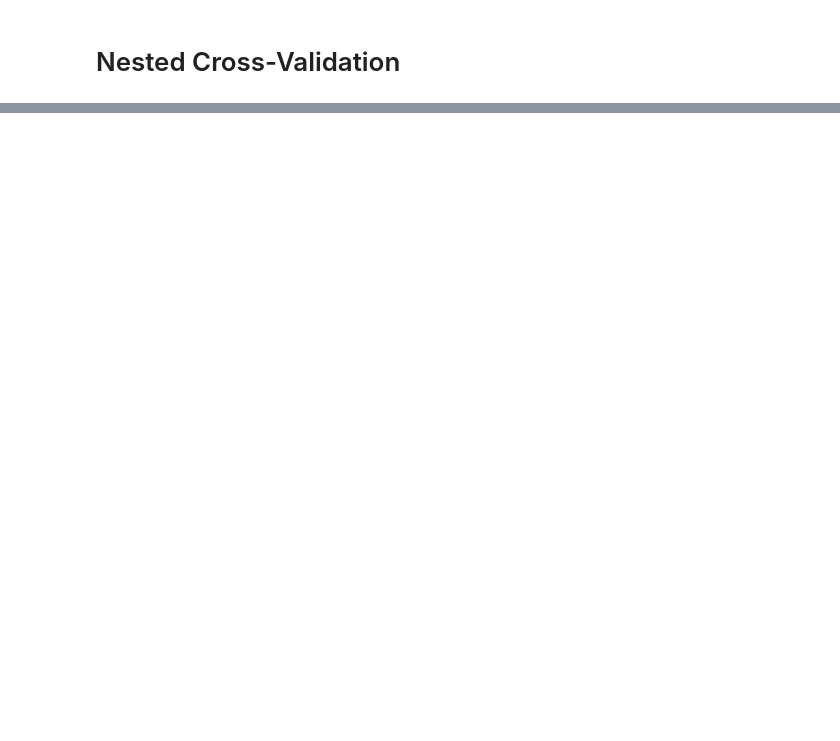
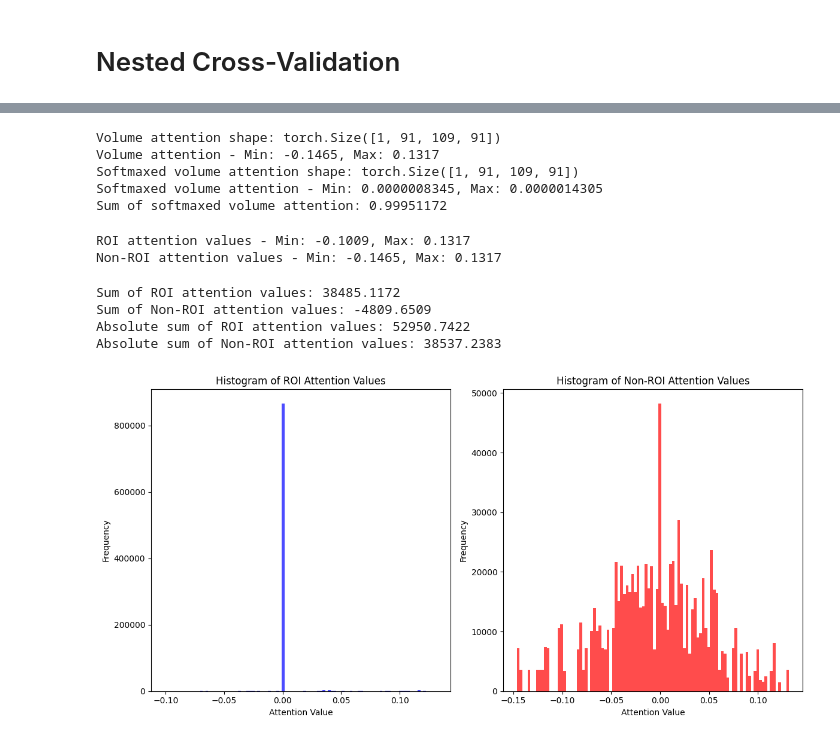
Before and after one commit to diogommiranda/Guiding-ViTs-attention-with-domain-knowledge-for-AD, a Jupyter notebook: code/roi_guidance.ipynb, the cells around one changed output, grey strips where cells are left out. Saved outputs shown, nothing was run; the diff lists cells and outputs as text; code cells hidden in the pictures; blank space fills up the shorter version.

```diff
--- a/code/roi_guidance.ipynb
+++ b/code/roi_guidance.ipynb
@@ -162,7 +166,8 @@ vit_config = {
     'spatial_dims': 3,
     'post_activation': 'none',
     'qkv_bias': False,
-    'save_attn': True
+    'save_attn': True,
+    'save_attn_logits': True
 }
 
 purevit_config = {
@@ -181,7 +186,8 @@ purevit_config = {
     'spatial_dims': 3,
     'post_activation': 'none',
     'qkv_bias': False,
-    'save_attn': True
+    'save_attn': True,
+    'save_attn_logits': True
     }
 # %% [markdown]
 # Get ROI mask and setup variables for the guidance loss
@@ -998,0 +1131,63 @@ KeyboardInterrupt:
+# %%
+# upsample the raw attention values to image-level
+volume_att = upsample_vit_attention(att_map[:, 0, 1:], EXPECTED_FINAL_VOLUME_SHAPE, (6, 7, 6)) # Get voxel-wise CLS attention map
+print(f"Volume attention shape: {volume_att.shape}")
+# print max and min of the volume attention
+print(f"Volume attention - Min: {torch.min(volume_att).item():.4f}, Max: {torch.max(volume_att).item():.4f}")
+
+softmaxed_volume_att = volume_att.view(1, -1) # first dimension is the batch size, which is 1
+softmaxed_volume_att = F.softmax(softmaxed_volume_att / 1, dim=-1)  # Apply softmax to the CLS attention vector
+softmaxed_volume_att = softmaxed_volume_att.view(1, EXPECTED_FINAL_VOLUME_SHAPE[0], EXPECTED_FINAL_VOLUME_SHAPE[1], EXPECTED_FINAL_VOLUME_SHAPE[2])  # Reshape back to the original volume shape
+print(f"Softmaxed volume attention shape: {softmaxed_volume_att.shape}")
+
+print(f"Softmaxed volume attention - Min: {torch.min(softmaxed_volume_att).item():.10f}, Max: {torch.max(softmaxed_volume_att).item():.10f}")
+
+# confirm if the sum is 1
+print(f"Sum of softmaxed volume attention: {torch.sum(softmaxed_volume_att).item():.8f}")
+# %% [output]
+Volume attention shape: torch.Size([1, 91, 109, 91])
+Volume attention - Min: -0.1465, Max: 0.1317
+Softmaxed volume attention shape: torch.Size([1, 91, 109, 91])
+Softmaxed volume attention - Min: 0.0000008345, Max: 0.0000014305
+Sum of softmaxed volume attention: 0.99951172
+# %%
+roi_att_values = torch.multiply(volume_att, mask_volume)
+non_roi_att_values = torch.multiply(volume_att, 1-mask_volume)
+print(f"ROI attention values - Min: {torch.min(roi_att_values).item():.4f}, Max: {torch.max(roi_att_values).item():.4f}")
+print(f"Non-ROI attention values - Min: {torch.min(non_roi_att_values).item():.4f}, Max: {torch.max(non_roi_att_values).item():.4f}")
+# %% [output]
+ROI attention values - Min: -0.1009, Max: 0.1317
+Non-ROI attention values - Min: -0.1465, Max: 0.1317
+# %%
+# sum of the attention values in the ROI and non-ROI regions
+sum_roi_att = torch.sum(roi_att_values)
+sum_non_roi_att = torch.sum(non_roi_att_values)
+print(f"Sum of ROI attention values: {sum_roi_att.item():.4f}")
+print(f"Sum of Non-ROI attention values: {sum_non_roi_att.item():.4f}")
+
+# absolute sum of the attention values
+abs_sum_roi_att = torch.sum(torch.abs(roi_att_values))
+abs_sum_non_roi_att = torch.sum(torch.abs(non_roi_att_values))
+print(f"Absolute sum of ROI attention values: {abs_sum_roi_att.item():.4f}")
+print(f"Absolute sum of Non-ROI attention values: {abs_sum_non_roi_att.item():.4f}")
+# %% [output]
+Sum of ROI attention values: 38485.1172
+Sum of Non-ROI attention values: -4809.6509
+Absolute sum of ROI attention values: 52950.7422
+Absolute sum of Non-ROI attention values: 38537.2383
+# %%
+# create histograms of the attention values
+plt.figure(figsize=(12, 6))
+plt.subplot(1, 2, 1)
+plt.hist(roi_att_values.view(-1).detach().cpu().numpy(), bins=100, alpha=0.7, color='blue', label='ROI Attention Values')
+plt.title('Histogram of ROI Attention Values')
+plt.xlabel('Attention Value')
+plt.ylabel('Frequency')
+plt.subplot(1, 2, 2)
+plt.hist(non_roi_att_values.view(-1).detach().cpu().numpy(), bins=100, alpha=0.7, color='red', label='Non-ROI Attention Values')
+plt.title('Histogram of Non-ROI Attention Values')
+plt.xlabel('Attention Value')
+plt.ylabel('Frequency')
+plt.tight_layout()
+# %% [output]
+[figure, added]
```
Also changed, not shown: parts of 9 cells of this notebook, 3 other files.
